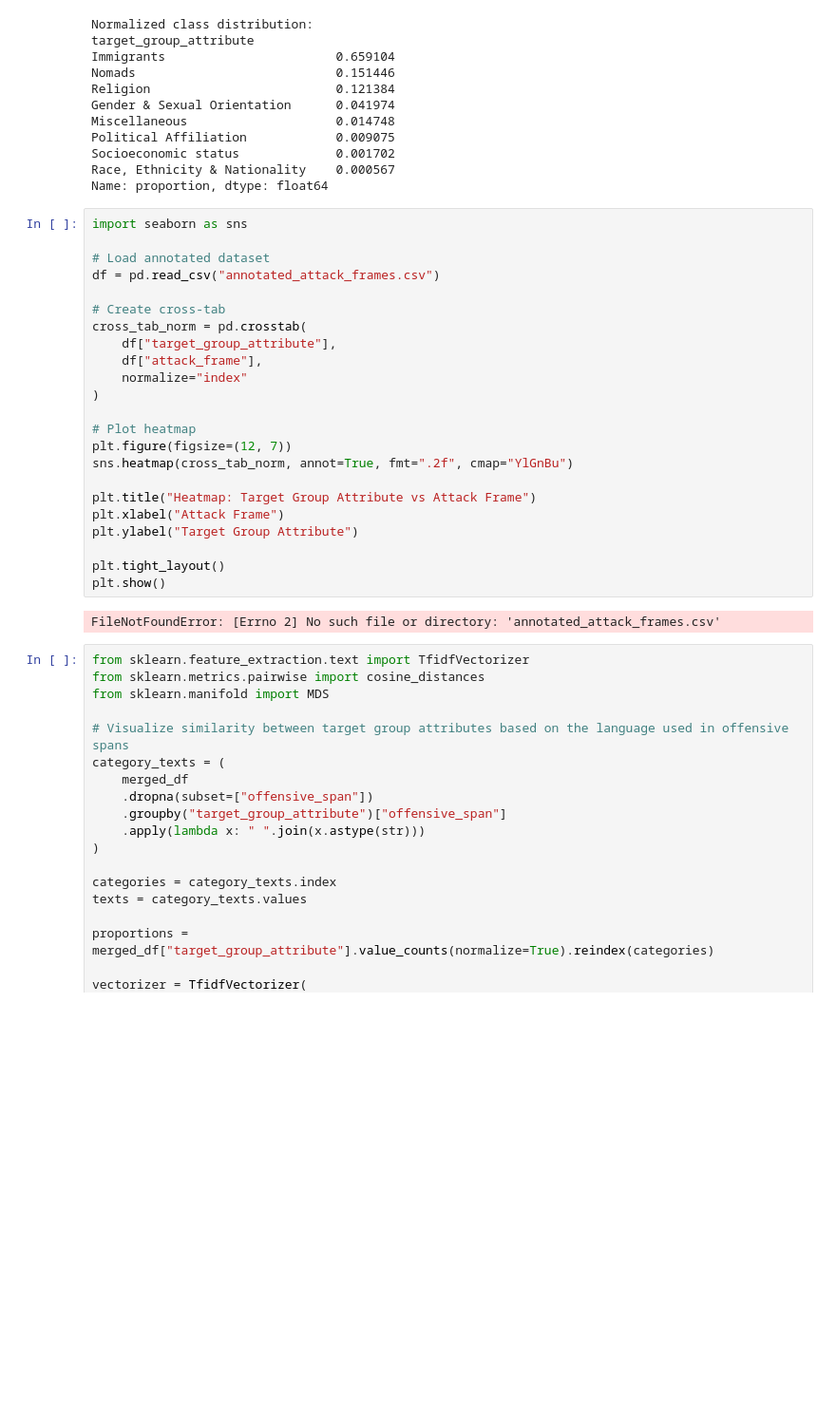
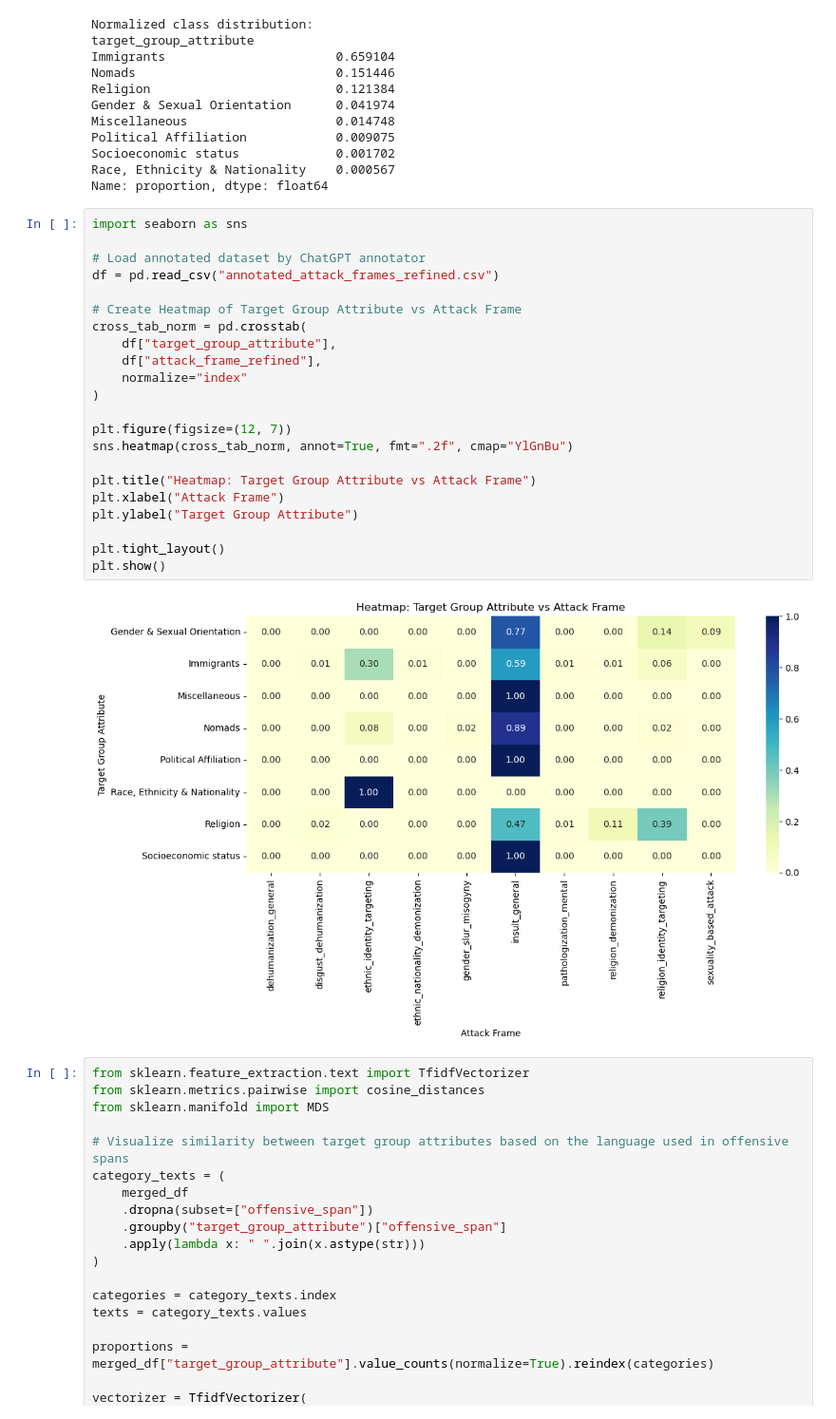
Before and after one commit to FrancescaRomanaBlanda/Taboo-Language, a Jupyter notebook: Italian/Taboo_words.ipynb, the cells around one changed output. Shown at 95% size. Drawn from its saved outputs; the diff is of its cells as text; blank space fills up the shorter version.

Commit message:
Heatmap added

```diff
--- a/Italian/Taboo_words.ipynb
+++ b/Italian/Taboo_words.ipynb
@@ -458,28 +458,27 @@ Name: proportion, dtype: float64
 # %%
 import seaborn as sns
 
-# Load annotated dataset
-df = pd.read_csv("annotated_attack_frames.csv")
+# Load annotated dataset by ChatGPT annotator
+df = pd.read_csv("annotated_attack_frames_refined.csv")
 
-# Create cross-tab
+# Create Heatmap of Target Group Attribute vs Attack Frame
 cross_tab_norm = pd.crosstab(
     df["target_group_attribute"],
-    df["attack_frame"],
+    df["attack_frame_refined"],
     normalize="index"
 )
 
-# Plot heatmap
 plt.figure(figsize=(12, 7))
 sns.heatmap(cross_tab_norm, annot=True, fmt=".2f", cmap="YlGnBu")
 
 plt.title("Heatmap: Target Group Attribute vs Attack Frame")
 plt.xlabel("Attack Frame")
 plt.ylabel("Target Group Attribute")
 
 plt.tight_layout()
 plt.show()
 # %% [output]
-FileNotFoundError: [Errno 2] No such file or directory: 'annotated_attack_frames.csv'
+[figure, added]
 # %%
 from sklearn.feature_extraction.text import TfidfVectorizer
 from sklearn.metrics.pairwise import cosine_distances
```
